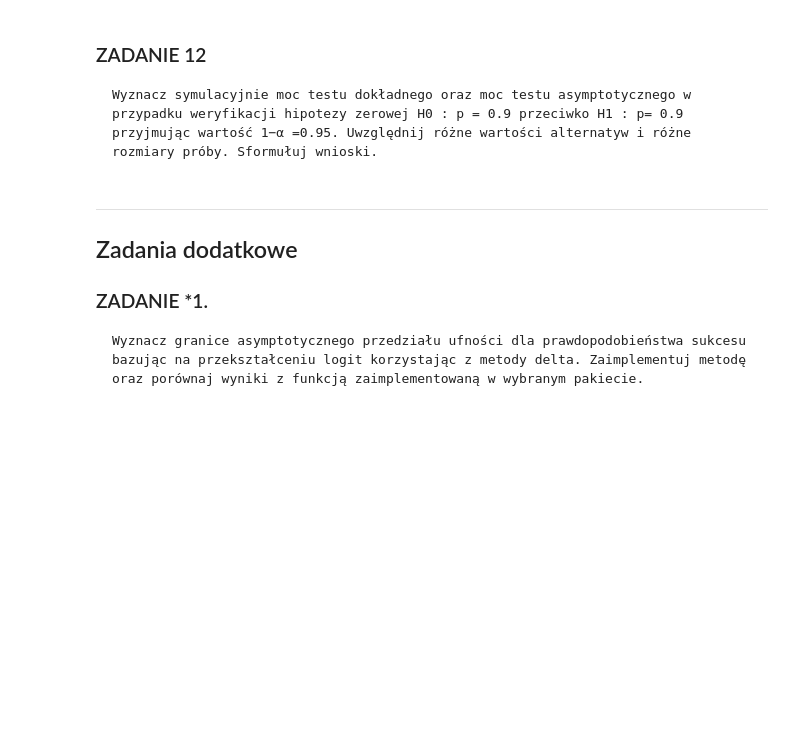
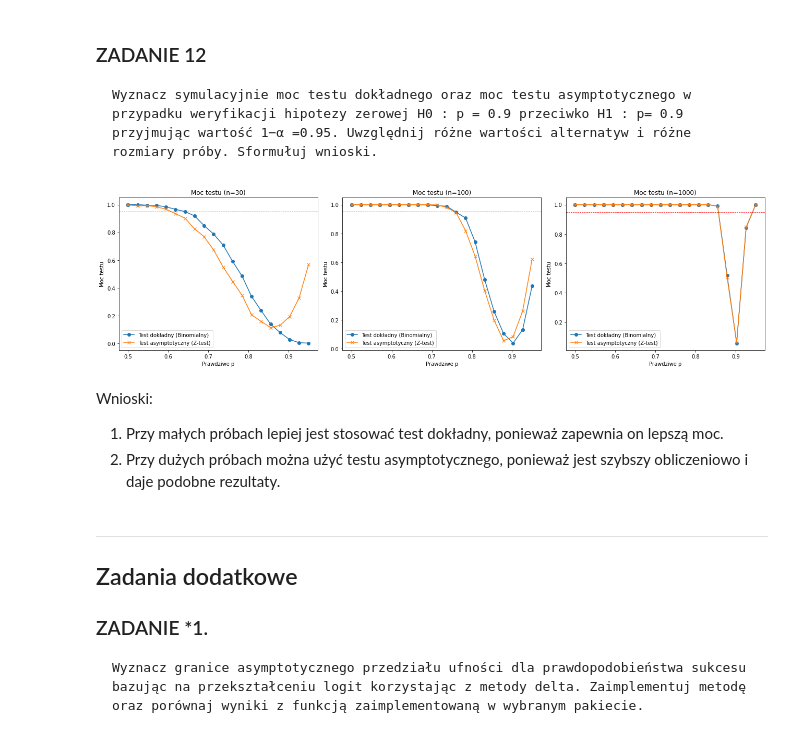
Before and after one commit to Jagaxxx/ADA_raporty, a Jupyter notebook: raport1/raport_l1.ipynb, the cells around one changed output. Saved outputs shown, nothing was run; the diff lists cells and outputs as text; code cells hidden in the pictures; blank space fills up the shorter version.

```diff
--- a/raport1/raport_l1.ipynb
+++ b/raport1/raport_l1.ipynb
@@ -459,0 +617,3 @@ Empiryczna wariancja: [2.07817296 1.59834224 2.45539424]
+# %%
+stat, p_value = proportions_ztest(count=successes, nobs=n, value=p0, alternative='two-sided')
+print(f"Test z (proportions_ztest):\nStatystyka Z: {stat}\nP-wartość: {p_value}")
@@ -468,6 +701,53 @@ Empiryczna wariancja: [2.07817296 1.59834224 2.45539424]
 # %% [markdown]
 ### ZADANIE 12
     Wyznacz symulacyjnie moc testu dokładnego oraz moc testu asymptotycznego w przypadku weryfikacji hipotezy zerowej H0 : p = 0.9 przeciwko H1 : p= 0.9 przyjmując wartość 1−α =0.95. Uwzględnij różne wartości alternatyw i różne rozmiary próby. Sformułuj wnioski.
+# %%
+confidence_level = 0.95
+alpha = 1 - confidence_level
+n_values = [30, 100, 1000]
+p_values = np.linspace(0.5, 0.95, 20)
+n_simulations = 1000
+epsilon = 1e-9
+# %%
+def compute_power(test_type, p_true, p_h0, n):
+    rejections = 0
+    for _ in range(n_simulations):
+        data = np.random.binomial(n, p_true)
+        if test_type == 'exact':
+            with np.errstate(divide='ignore', invalid='ignore'):
+                p_value = binom_test(data, n, p_h0, alternative='two-sided')
+        elif test_type == 'ztest':
+            with np.errstate(divide='ignore', invalid='ignore'):
+                stat, p_value = proportions_ztest(count=max(data, epsilon), nobs=n, value=p_h0, alternative='two-sided')
+        if p_value < alpha:
+            rejections += 1
+    return rejections / n_simulations
+# %%
+fig, axes = plt.subplots(1, 3, figsize=(18, 5))
+
+for idx, n in enumerate(n_values):
+    power_exact = []
+    power_ztest = []
+    for p in p_values:
+        power_exact.append(compute_power('exact', p, 0.9, n))
+        power_ztest.append(compute_power('ztest', p, 0.9, n))
+
+    axes[idx].plot(p_values, power_exact, label='Test dokładny (Binomialny)', marker='o')
+    axes[idx].plot(p_values, power_ztest, label='Test asymptotyczny (Z-test)', marker='x')
+    axes[idx].axhline(y=0.95, color='r', linestyle='--', linewidth=0.8)
+    axes[idx].set_title(f'Moc testu (n={n})')
+    axes[idx].set_xlabel('Prawdziwe p')
+    axes[idx].set_ylabel('Moc testu')
+    axes[idx].legend()
+
+plt.tight_layout()
+plt.show()
+# %% [output]
+[figure, added]
+# %% [markdown]
+Wnioski:
+1. Przy małych próbach lepiej jest stosować test dokładny, ponieważ zapewnia on lepszą moc.
+2. Przy dużych próbach można użyć testu asymptotycznego, ponieważ jest szybszy obliczeniowo i daje podobne rezultaty.
 # %% [markdown]
 ----------------------------------------------------------------------
 
```
Also changed, not shown: parts of 37 cells of this notebook.
